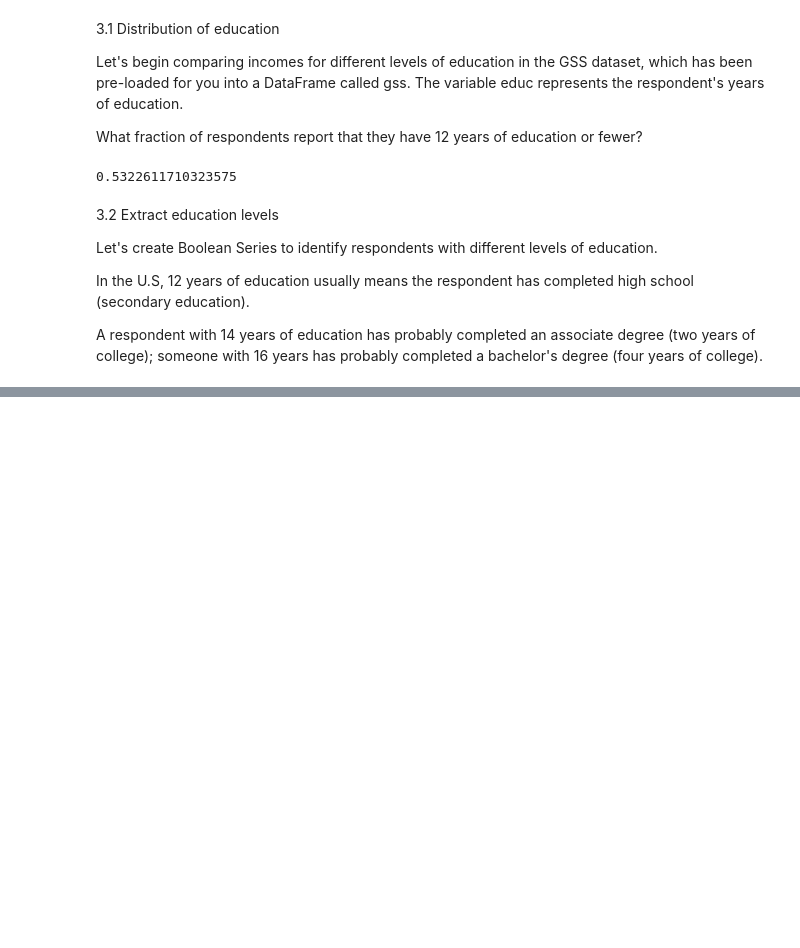
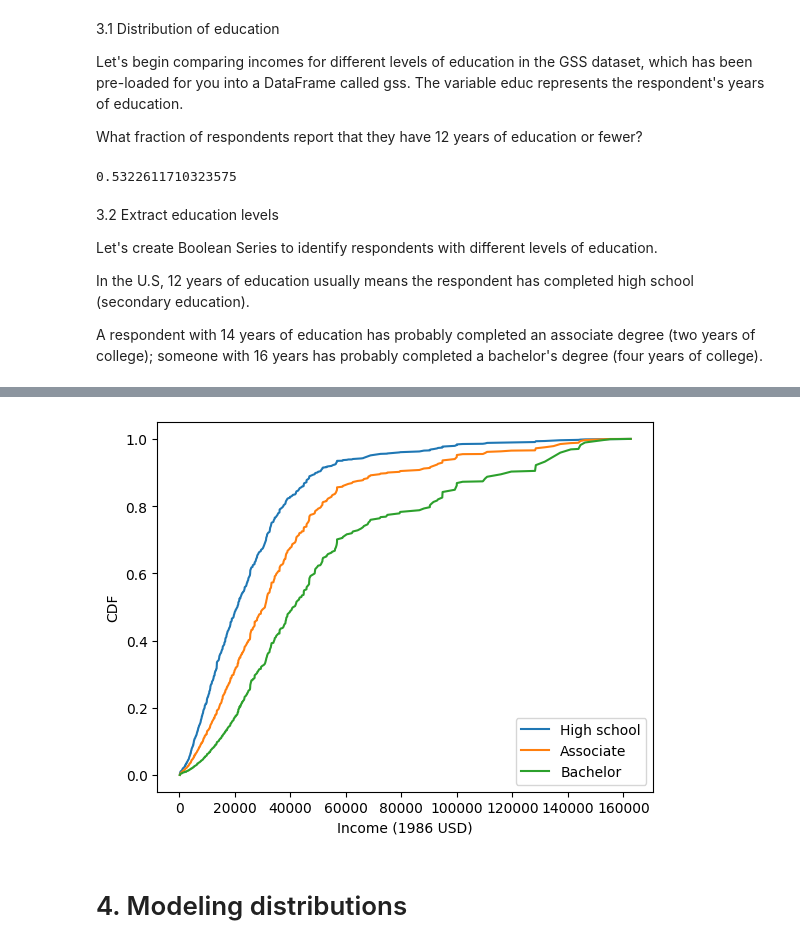
Before and after one commit to yazanhannun/Exploratory-Data-Analysis-in-Python, a Jupyter notebook: 2_Distributions.ipynb, the cells around one changed output, grey strips where cells are left out. Saved outputs shown, nothing was run; the diff lists cells and outputs as text; code cells hidden in the pictures; blank space fills up the shorter version.

Commit message:
Modeling distributions

```diff
--- a/2_Distributions.ipynb
+++ b/2_Distributions.ipynb
@@ -379,0 +404,17 @@ note that the mean of high is the fraction we computed in the previous exercise,
+# %%
+income = gss['realinc']
+
+# Plot the CDFs
+Cdf(income[high]).plot(label='High school')
+Cdf(income[assc]).plot(label='Associate')
+Cdf(income[bach]).plot(label='Bachelor')
+
+# Label the axes
+plt.xlabel('Income (1986 USD)')
+plt.ylabel('CDF')
+plt.legend()
+plt.show()
+# %% [output]
+[figure, added]
+# %% [markdown]
+# 4. Modeling distributions
```
Also changed, not shown: parts of 11 cells of this notebook.
